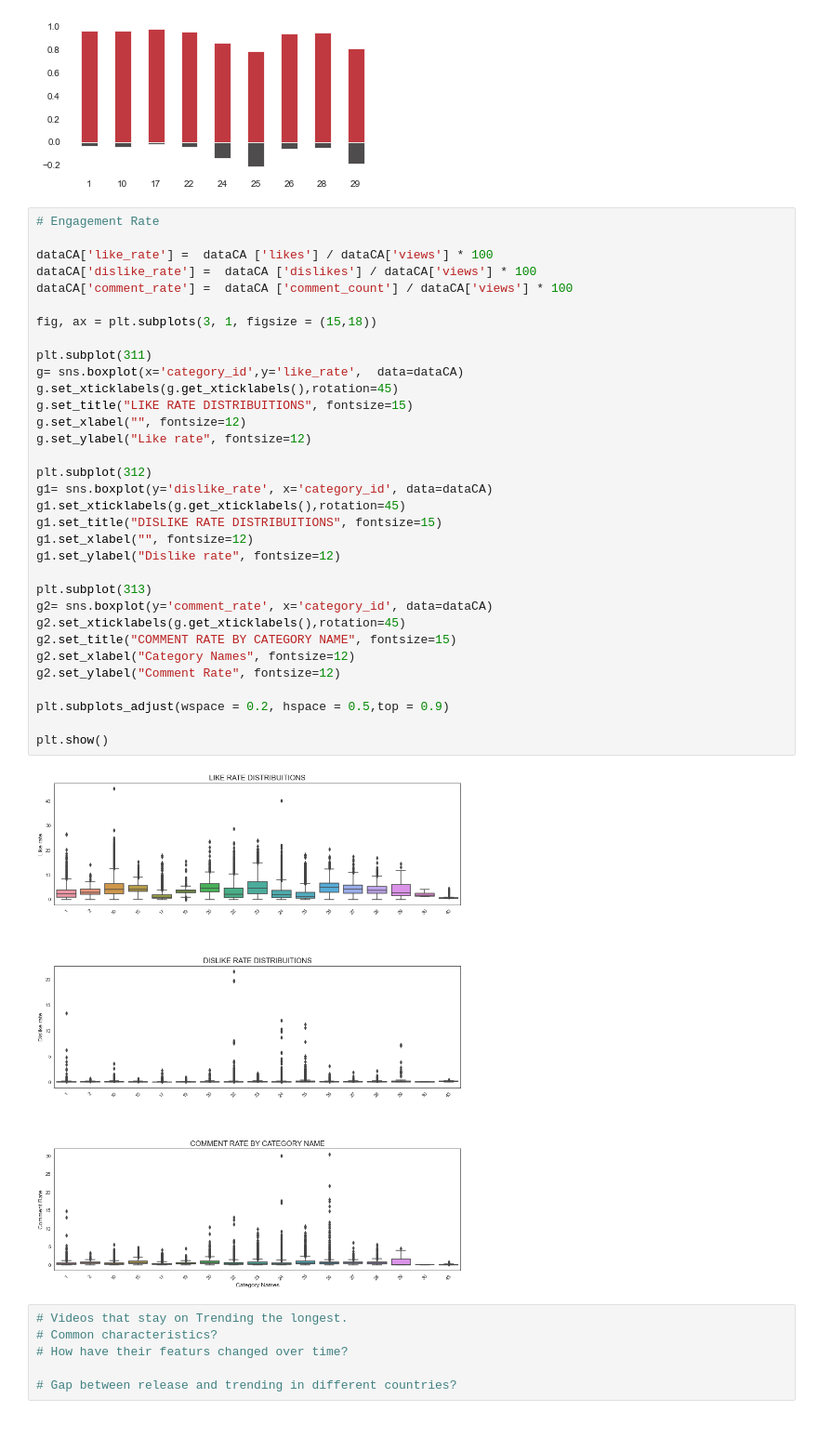
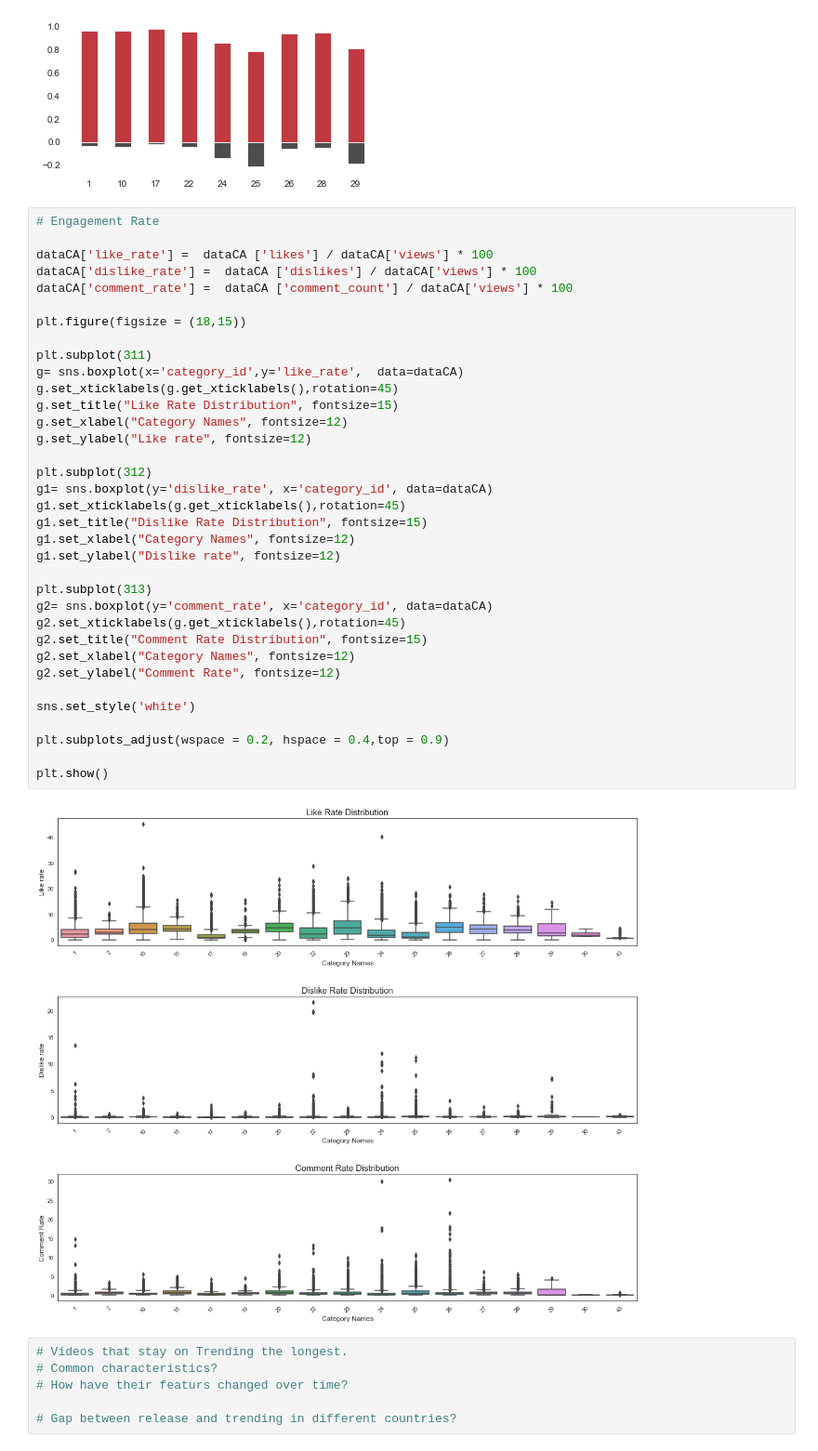
Before and after one commit to Harsh-2420/kaggle, a Jupyter notebook: Youtube/youtube-analysis.ipynb, the cells around one changed output. Shown at 93% size. Cells and saved outputs as stored; diff of their text form.

Commit message:
plots on detailed comparisons

```diff
--- a/Youtube/youtube-analysis.ipynb
+++ b/Youtube/youtube-analysis.ipynb
@@ -195,38 +201,40 @@ plt.show()
 # %%
 # Engagement Rate
 
 dataCA['like_rate'] =  dataCA ['likes'] / dataCA['views'] * 100
 dataCA['dislike_rate'] =  dataCA ['dislikes'] / dataCA['views'] * 100
 dataCA['comment_rate'] =  dataCA ['comment_count'] / dataCA['views'] * 100
 
-fig, ax = plt.subplots(3, 1, figsize = (15,18))
+plt.figure(figsize = (18,15))
 
 plt.subplot(311)
 g= sns.boxplot(x='category_id',y='like_rate',  data=dataCA)
 g.set_xticklabels(g.get_xticklabels(),rotation=45)
-g.set_title("LIKE RATE DISTRIBUITIONS", fontsize=15)
-g.set_xlabel("", fontsize=12)
+g.set_title("Like Rate Distribution", fontsize=15)
+g.set_xlabel("Category Names", fontsize=12)
 g.set_ylabel("Like rate", fontsize=12)
 
 plt.subplot(312)
 g1= sns.boxplot(y='dislike_rate', x='category_id', data=dataCA)
 g1.set_xticklabels(g.get_xticklabels(),rotation=45)
-g1.set_title("DISLIKE RATE DISTRIBUITIONS", fontsize=15)
-g1.set_xlabel("", fontsize=12)
+g1.set_title("Dislike Rate Distribution", fontsize=15)
+g1.set_xlabel("Category Names", fontsize=12)
 g1.set_ylabel("Dislike rate", fontsize=12)
 
 plt.subplot(313)
 g2= sns.boxplot(y='comment_rate', x='category_id', data=dataCA)
 g2.set_xticklabels(g.get_xticklabels(),rotation=45)
-g2.set_title("COMMENT RATE BY CATEGORY NAME", fontsize=15)
+g2.set_title("Comment Rate Distribution", fontsize=15)
 g2.set_xlabel("Category Names", fontsize=12)
 g2.set_ylabel("Comment Rate", fontsize=12)
 
-plt.subplots_adjust(wspace = 0.2, hspace = 0.5,top = 0.9)
+sns.set_style('white')
+
+plt.subplots_adjust(wspace = 0.2, hspace = 0.4,top = 0.9)
 
 plt.show()
 # %% [output]
-[figure, old version]
+[figure, new version]
 # %%
 # Videos that stay on Trending the longest.
 # Common characteristics?
```
Also changed, not shown: parts of 4 cells of this notebook.
